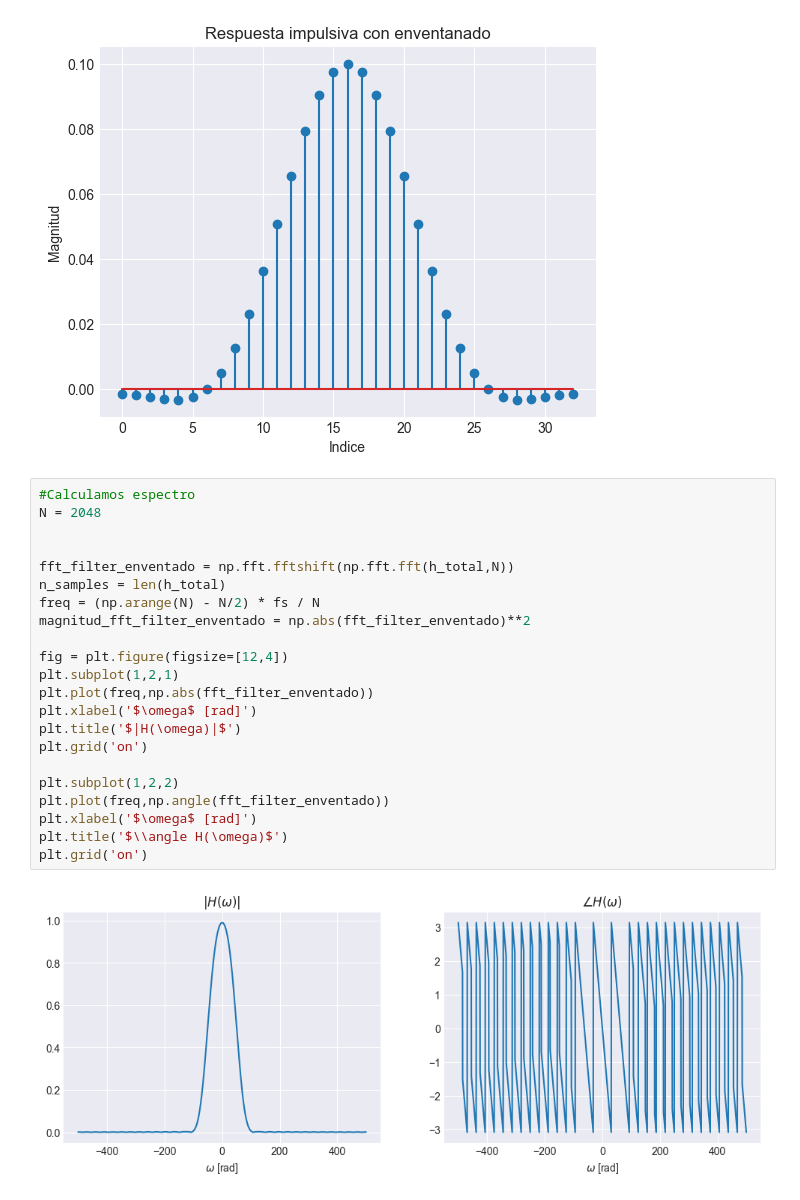
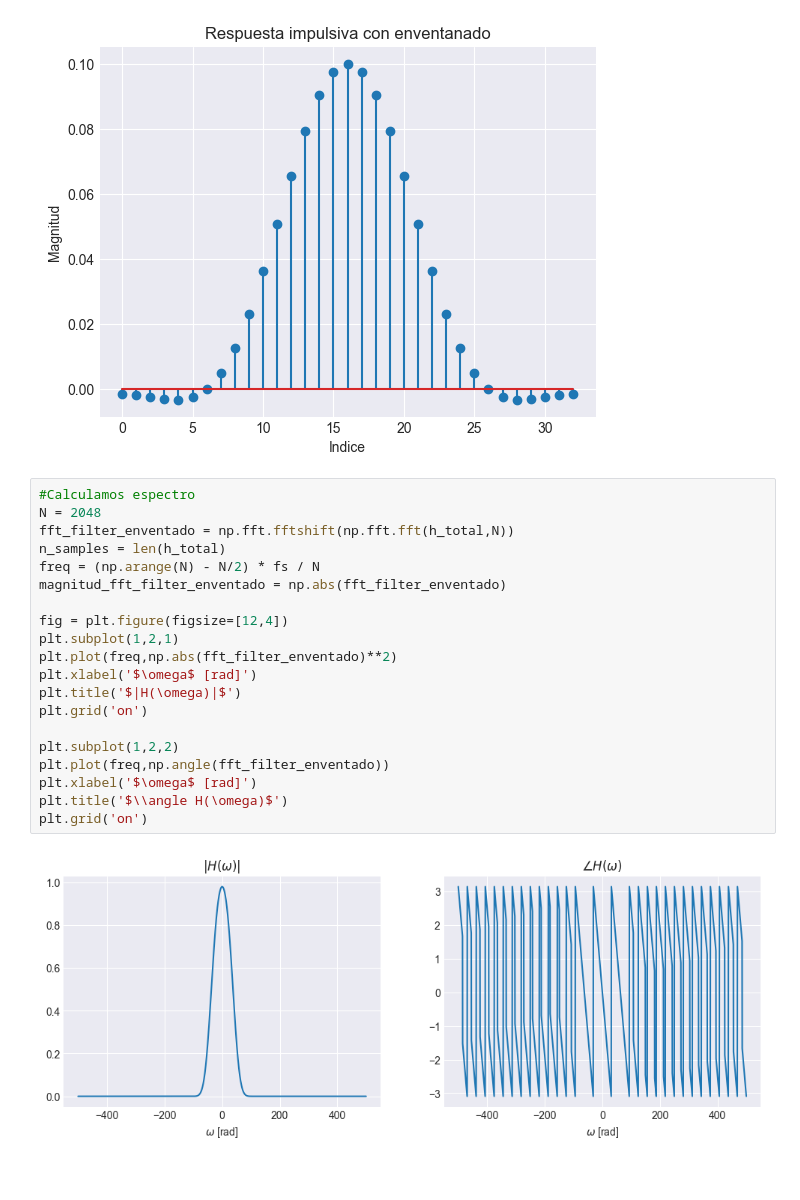
Before and after one commit to ExampleToFollow/PracticasPDS, a Jupyter notebook: Lab4/IP_LAB4_20213704.ipynb, the cells around one changed output. Drawn from its saved outputs; the diff is of its cells as text.

```diff
--- a/Lab4/IP_LAB4_20213704.ipynb
+++ b/Lab4/IP_LAB4_20213704.ipynb
@@ -72,24 +72,22 @@ Text(0.5, 0, 'Indice')
 # %%
 #Calculamos espectro
 N = 2048
-
-
 fft_filter_enventado = np.fft.fftshift(np.fft.fft(h_total,N))
 n_samples = len(h_total)
 freq = (np.arange(N) - N/2) * fs / N
-magnitud_fft_filter_enventado = np.abs(fft_filter_enventado)**2
+magnitud_fft_filter_enventado = np.abs(fft_filter_enventado)
 
 fig = plt.figure(figsize=[12,4])
 plt.subplot(1,2,1)
-plt.plot(freq,np.abs(fft_filter_enventado))
+plt.plot(freq,np.abs(fft_filter_enventado)**2)
 plt.xlabel('$\omega$ [rad]')
 plt.title('$|H(\omega)|$')
 plt.grid('on')
 
 plt.subplot(1,2,2)
 plt.plot(freq,np.angle(fft_filter_enventado))
 plt.xlabel('$\omega$ [rad]')
 plt.title('$\\angle H(\omega)$')
 plt.grid('on')
 # %% [output]
-[figure, old version]
+[figure, new version]
```
Also changed, not shown: parts of 2 cells of this notebook.
